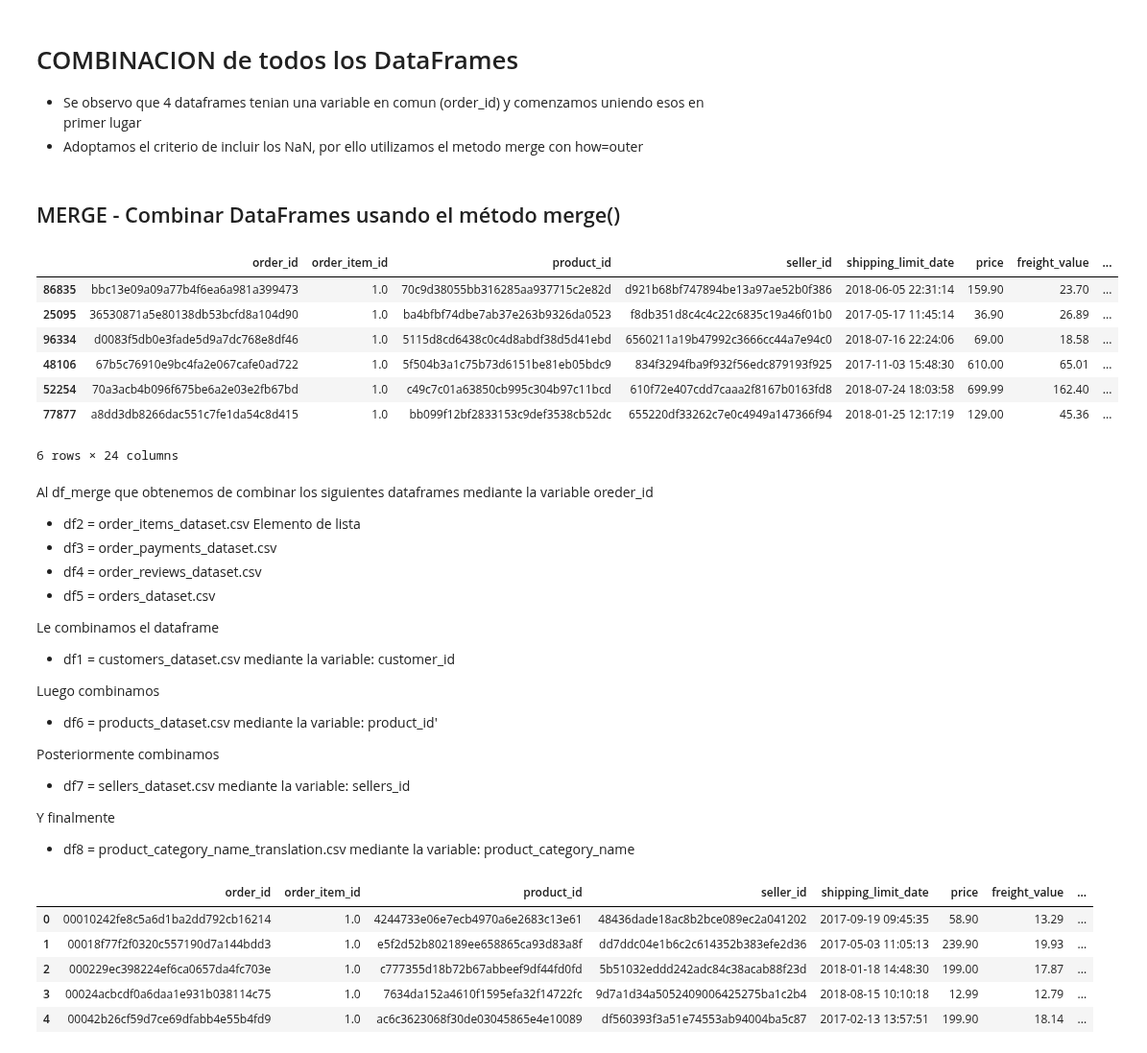
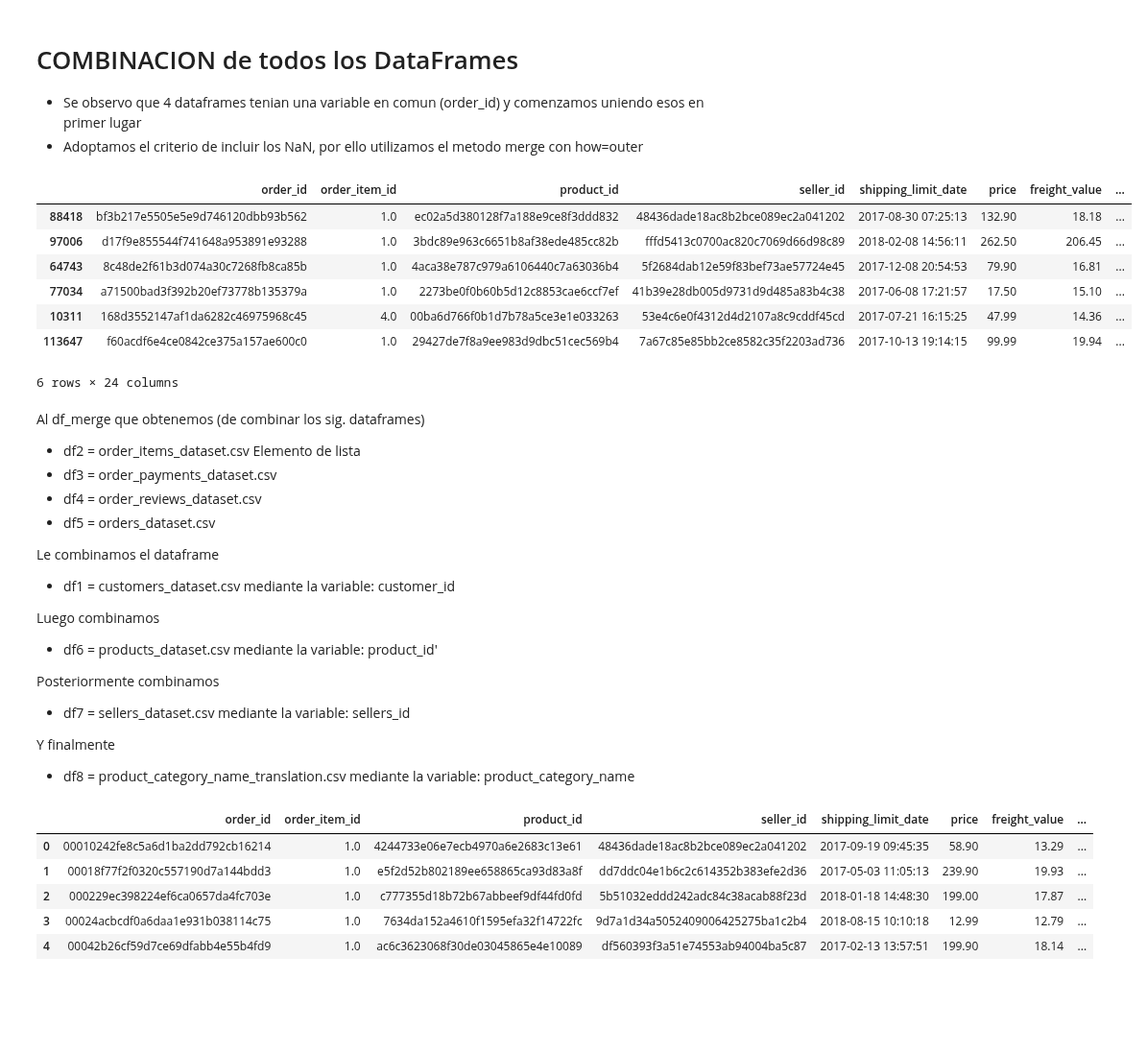
Before and after one commit to fabizap/Olist, a Jupyter notebook: Actividad_Integradora_Final.ipynb, the cells around one changed output. Shown at 96% size. Drawn from its saved outputs; the diff is of its cells as text; code cells hidden in the pictures; blank space fills up the shorter version.

```diff
--- a/Actividad_Integradora_Final.ipynb
+++ b/Actividad_Integradora_Final.ipynb
@@ -188,47 +188,44 @@ Columnas comunes entre los DataFrames:
 
 * Se observo que 4 dataframes tenian una variable en comun (order_id) y comenzamos uniendo esos en primer lugar
 * Adoptamos el criterio de incluir los NaN, por ello utilizamos el metodo merge con how=outer
-# %% [markdown]
-## MERGE - Combinar DataFrames usando el método merge()
 # %%
 # Combinacion de los DataFrames ((df2, df3, df4, df5) usando el método merge()
 # Usamos la columna 'order_id'
-
 df_merged = pd.merge(df2, df3, how='outer', on='order_id') # how='outer' incluye los NaN
 df_merged = pd.merge(df_merged, df4, how='outer', on='order_id')
 df_merged = pd.merge(df_merged, df5, how='outer',on='order_id')
 #df_merged.head(30)
-df_merged.sample(frac=0.00005) # muestra un porcentaje (0.00005) de filas al azar
+df_merged.sample(6) # muestra un porcentaje (0.00005) de filas al azar
 # %% [output]
 |  | order_id | order_item_id | product_id | seller_id | shipping_limit_date | price | freight_value | ... |
-| 86835 | bbc13e09a09a77b4f6ea6a981a399473 | 1.0 | 70c9d38055bb316285aa937715c2e82d | d921b68bf747894be13a97ae52b0f386 | 2018-06-05 22:31:14 | 159.90 | 23.70 | ... |
-| 25095 | 36530871a5e80138db53bcfd8a104d90 | 1.0 | ba4bfbf74dbe7ab37e263b9326da0523 | f8db351d8c4c4c22c6835c19a46f01b0 | 2017-05-17 11:45:14 | 36.90 | 26.89 | ... |
-| 96334 | d0083f5db0e3fade5d9a7dc768e8df46 | 1.0 | 5115d8cd6438c0c4d8abdf38d5d41ebd | 6560211a19b47992c3666cc44a7e94c0 | 2018-07-16 22:24:06 | 69.00 | 18.58 | ... |
-| 48106 | 67b5c76910e9bc4fa2e067cafe0ad722 | 1.0 | 5f504b3a1c75b73d6151be81eb05bdc9 | 834f3294fba9f932f56edc879193f925 | 2017-11-03 15:48:30 | 610.00 | 65.01 | ... |
-| 52254 | 70a3acb4b096f675be6a2e03e2fb67bd | 1.0 | c49c7c01a63850cb995c304b97c11bcd | 610f72e407cdd7caaa2f8167b0163fd8 | 2018-07-24 18:03:58 | 699.99 | 162.40 | ... |
-| 77877 | a8dd3db8266dac551c7fe1da54c8d415 | 1.0 | bb099f12bf2833153c9def3538cb52dc | 655220df33262c7e0c4949a147366f94 | 2018-01-25 12:17:19 | 129.00 | 45.36 | ... |
+| 88418 | bf3b217e5505e5e9d746120dbb93b562 | 1.0 | ec02a5d380128f7a188e9ce8f3ddd832 | 48436dade18ac8b2bce089ec2a041202 | 2017-08-30 07:25:13 | 132.90 | 18.18 | ... |
+| 97006 | d17f9e855544f741648a953891e93288 | 1.0 | 3bdc89e963c6651b8af38ede485cc82b | fffd5413c0700ac820c7069d66d98c89 | 2018-02-08 14:56:11 | 262.50 | 206.45 | ... |
+| 64743 | 8c48de2f61b3d074a30c7268fb8ca85b | 1.0 | 4aca38e787c979a6106440c7a63036b4 | 5f2684dab12e59f83bef73ae57724e45 | 2017-12-08 20:54:53 | 79.90 | 16.81 | ... |
+| 77034 | a71500bad3f392b20ef73778b135379a | 1.0 | 2273be0f0b60b5d12c8853cae6ccf7ef | 41b39e28db005d9731d9d485a83b4c38 | 2017-06-08 17:21:57 | 17.50 | 15.10 | ... |
+| 10311 | 168d3552147af1da6282c46975968c45 | 4.0 | 00ba6d766f0b1d7b78a5ce3e1e033263 | 53e4c6e0f4312d4d2107a8c9cddf45cd | 2017-07-21 16:15:25 | 47.99 | 14.36 | ... |
+| 113647 | f60acdf6e4ce0842ce375a157ae600c0 | 1.0 | 29427de7f8a9ee983d9dbc51cec569b4 | 7a67c85e85bb2ce8582c35f2203ad736 | 2017-10-13 19:14:15 | 99.99 | 19.94 | ... |
 6 rows × 24 columns
 # %% [markdown]
-Al df_merge que obtenemos de combinar los siguientes dataframes mediante la variable oreder_id
+Al df_merge que obtenemos (de combinar los sig. dataframes)
 * df2 = order_items_dataset.csv Elemento de lista
 * df3 = order_payments_dataset.csv
 * df4 = order_reviews_dataset.csv
 * df5 = orders_dataset.csv
 
+
 Le combinamos el dataframe
-
 * df1 = customers_dataset.csv mediante la variable: customer_id
 
+
 Luego combinamos
-
 * df6 = products_dataset.csv mediante la variable: product_id'
 
+
 Posteriormente combinamos
-
 * df7 = sellers_dataset.csv mediante la variable: sellers_id
 
+
 Y finalmente
-
 * df8 = product_category_name_translation.csv mediante la variable: product_category_name
 # %%
 df_merged = pd.merge(df_merged, df1, how='outer',on='customer_id')
```
Also changed, not shown: parts of 21 cells of this notebook.
